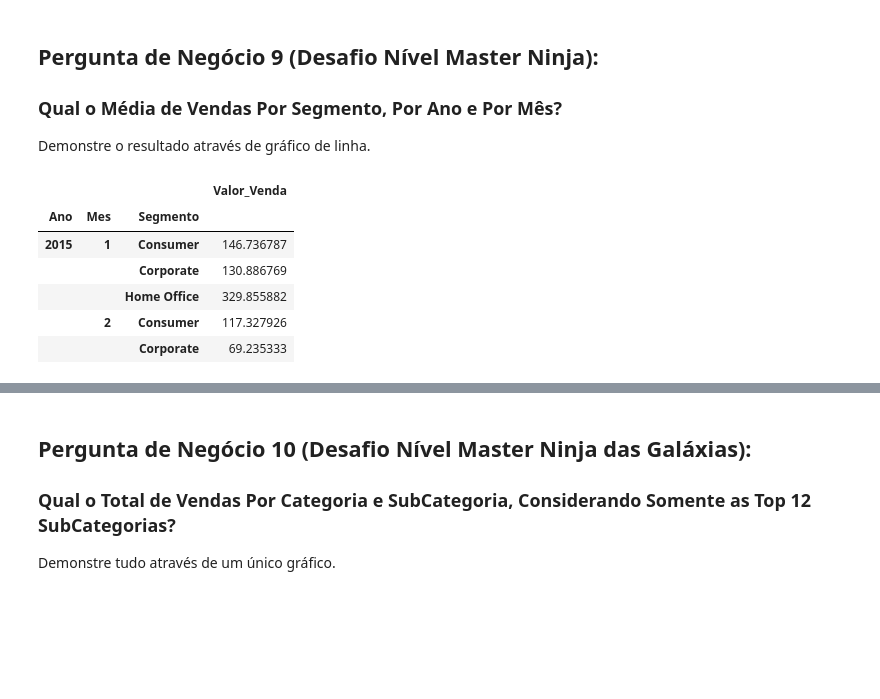
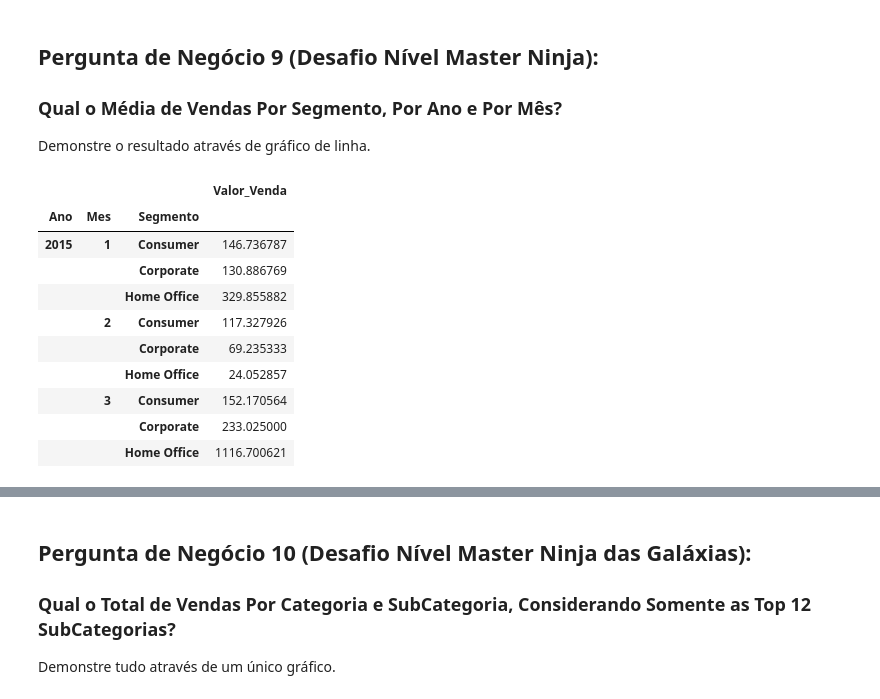
Before and after one commit to phaa/curso-python-analise-dados-dca, a Jupyter notebook: 13-Projeto/Projeto2-Perguntas.ipynb, the cells around one changed output, grey strips where cells are left out. Cells and saved outputs as stored; diff of their text form; code cells hidden in the pictures; blank space fills up the shorter version.

```diff
--- a/13-Projeto/Projeto2-Perguntas.ipynb
+++ b/13-Projeto/Projeto2-Perguntas.ipynb
@@ -333,13 +333,17 @@ Demonstre o resultado através de gráfico de linha.
 # %%
 df_dsa['Mes'] = df_dsa['Data_Pedido'].dt.month
 
 result_p9 = df_dsa[['Segmento', 'Ano', 'Mes', 'Valor_Venda']].groupby(['Ano', 'Mes', 'Segmento']).mean()
-result_p9.head()
+result_p9.head(9)
 # %% [output]
 |  |  |  | Valor_Venda |
 | Ano | Mes | Segmento |  |
 | 2015 | 1 | Consumer | 146.736787 |
 |  |  | Corporate | 130.886769 |
 |  |  | Home Office | 329.855882 |
 |  | 2 | Consumer | 117.327926 |
 |  |  | Corporate | 69.235333 |
+|  |  | Home Office | 24.052857 |
+|  | 3 | Consumer | 152.170564 |
+|  |  | Corporate | 233.025000 |
+|  |  | Home Office | 1116.700621 |
```
Also changed, not shown: parts of 4 cells of this notebook.
